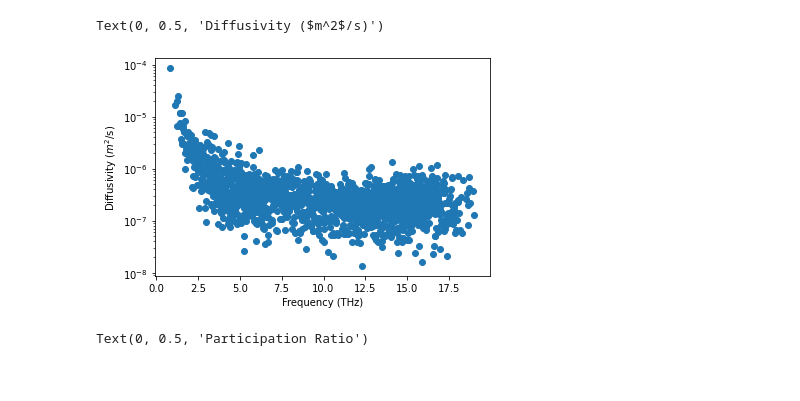
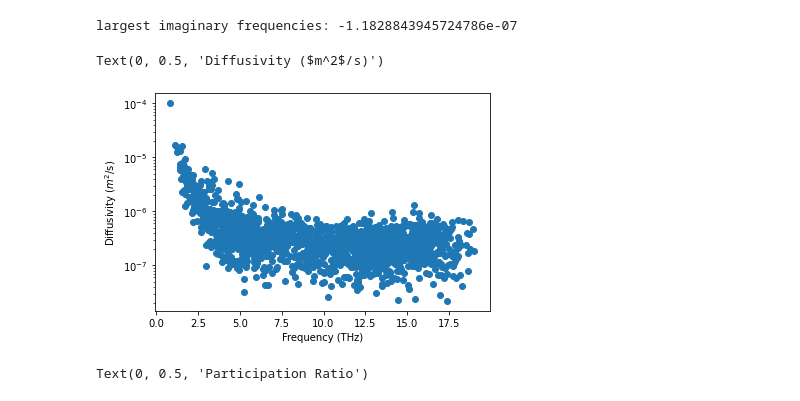
Before and after one commit to xinqian-mit/API_Phonons, a Jupyter notebook: Example_Scripts/SW_aSi_AFModel/AF_aSi.ipynb, the cells around one changed output. Drawn from its saved outputs; the diff is of its cells as text; code cells hidden in the pictures.

```diff
--- a/Example_Scripts/SW_aSi_AFModel/AF_aSi.ipynb
+++ b/Example_Scripts/SW_aSi_AFModel/AF_aSi.ipynb
@@ -33,14 +33,15 @@ Cmodes = api_ph.mode_cv(T,freqs)
 
 Vol = phonon.get_supercell().get_volume()*1e-30
 # %%
-gvm = AF.get_velmat_modepairs_q(phonon,Gamma)
-Diffusivities = AF.calc_Diff(freqs,gvm,LineWidth=Broadening)
+gvm = Kubo.get_velmat_modepairs_q(phonon,Gamma)
+Diffusivities = Kubo.calc_Diff(freqs,gvm,LineWidth=Broadening)
 plt.semilogy(freqs[3:],Diffusivities[3:],'o')
 plt.xlabel('Frequency (THz)')
 plt.ylabel('Diffusivity ($m^2$/s)')
 # %% [output]
-Text(0, 0.5, 'Diffusivity ($m^2$/s)')
+largest imaginary frequencies: -1.1828843945724786e-07
+Text(0, 0.5, 'Diffusivity ($m^2$/s)')
-[figure, old version]
+[figure, new version]
 # %%
 freqs,PartRatio = calc_PartRatio_mesh(phonon)
 plt.plot(freqs[0],PartRatio[0],'o')
```
Also changed, not shown: parts of 2 cells of this notebook, 1 other file.
